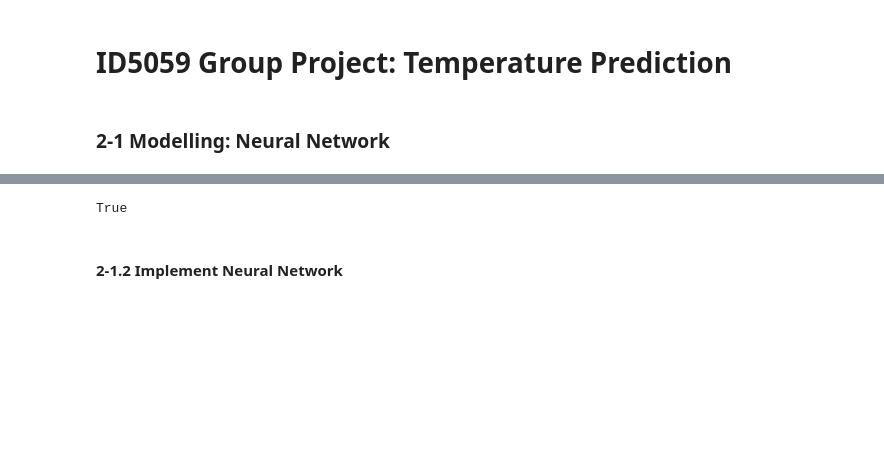
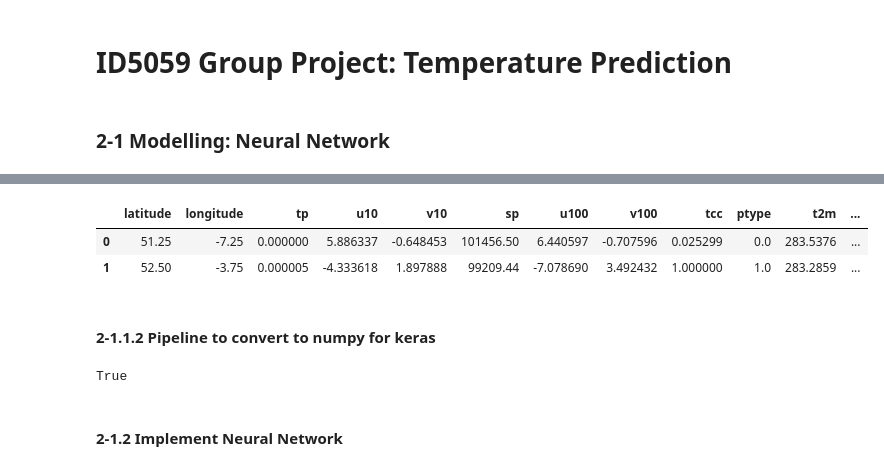
Before and after one commit to leewscott/Group-UK-Temperature-Regression-Integrating-Spatio-Temporal-Features, a Jupyter notebook: 2-1_group_project_modelling_neural_network.ipynb, the cells around one changed output, grey strips where cells are left out. Saved outputs shown, nothing was run; the diff lists cells and outputs as text; code cells hidden in the pictures; blank space fills up the shorter version.

```diff
--- a/2-1_group_project_modelling_neural_network.ipynb
+++ b/2-1_group_project_modelling_neural_network.ipynb
@@ -48,0 +74,8 @@ y_valid.csv
+# %%
+data_valid.head(2)
+# %% [output]
+|  | latitude | longitude | tp | u10 | v10 | sp | u100 | v100 | tcc | ptype | t2m | ... |
+| 0 | 51.25 | -7.25 | 0.000000 | 5.886337 | -0.648453 | 101456.50 | 6.440597 | -0.707596 | 0.025299 | 0.0 | 283.5376 | ... |
+| 1 | 52.50 | -3.75 | 0.000005 | -4.333618 | 1.897888 | 99209.44 | -7.078690 | 3.492432 | 1.000000 | 1.0 | 283.2859 | ... |
+# %% [markdown]
+#### 2-1.1.2 Pipeline to convert to numpy for keras
```
Also changed, not shown: parts of 10 cells of this notebook.
